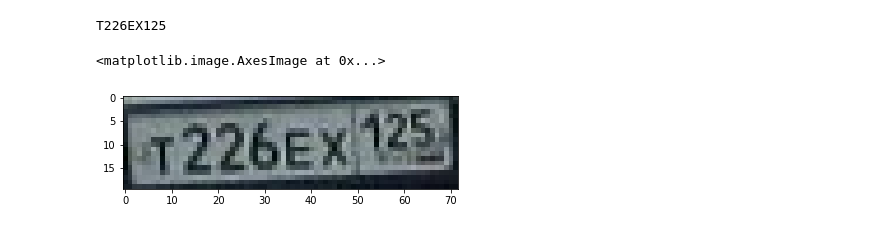
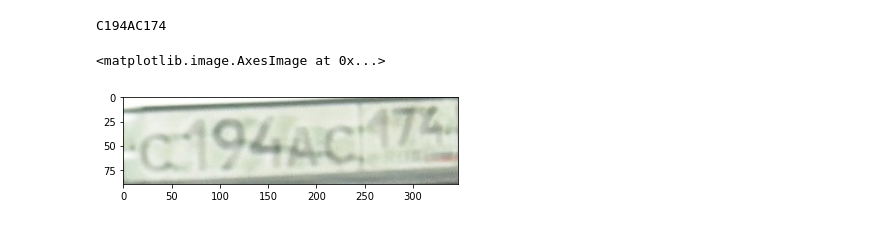
Before and after one commit to roman-4erkasov/cv, a Jupyter notebook: task03_ocr/prj03_ctc/wrk01_data.ipynb, the cells around one changed output. Cells and saved outputs as stored; diff of their text form; code cells hidden in the pictures.

```diff
--- a/task03_ocr/prj03_ctc/wrk01_data.ipynb
+++ b/task03_ocr/prj03_ctc/wrk01_data.ipynb
@@ -77,26 +77,26 @@ class RecDataset(Dataset):
 # %%
 abc = "0123456789ABCEHKMOPTXY"
 mapping = {
     'А': 'A',
     'В': 'B',
     'С': 'C',
     'Е': 'E',
     'Н': 'H',
     'К': 'K',
     'М': 'M',
     'О': 'O',
     'Р': 'P',
     'Т': 'T',
     'Х': 'X',
     'У': 'Y',
 }
 ds = RecDataset(
     data_dir=os.path.join(PATH_DATA,"train"), config=config, abc=abc, split="train"
 )
-item = ds[5]
+item = ds[-1]
 print(item["text"])
 plt.imshow(item["image"])
 # %% [output]
-T226EX125
+C194AC174
 <matplotlib.image.AxesImage at 0x...>
-[figure, old version]
+[figure, new version]
```
